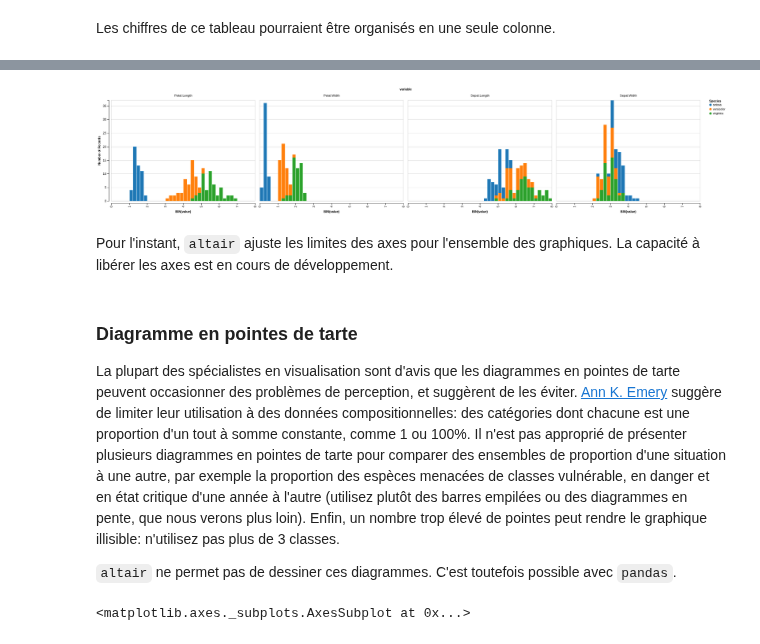
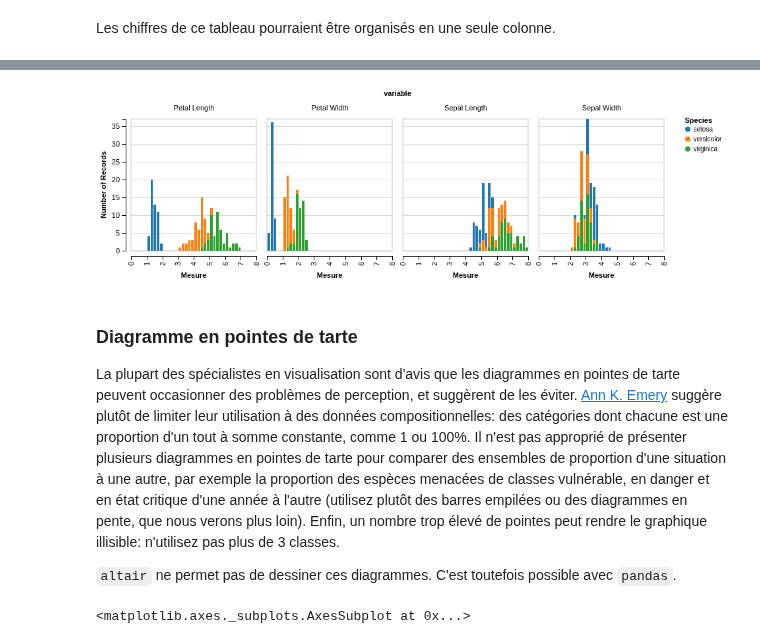
Before and after one commit to essicolo/ecologie-mathematique-Py, a Jupyter notebook: 4_Visualisation/4_Visualisation.ipynb, the cells around one changed output, grey strips where cells are left out. Drawn from its saved outputs; the diff is of its cells as text; code cells hidden in the pictures.

```diff
--- a/4_Visualisation/4_Visualisation.ipynb
+++ b/4_Visualisation/4_Visualisation.ipynb
@@ -342,18 +376,16 @@ On utilise toujours `mark_bar`. On peut indiquer le nombre maximal d'intervalles
 # %%
 Chart(iris_m).mark_bar().encode(
-    x=X('value', bin=Bin(maxbins=50.0)),
+    x=X('value', bin=Bin(maxbins=50.0), title='Mesure'),
     y='count(*)',
     column='variable',
-    color='Species')
+    color='Species').configure_cell(height=200, width=190)
 # %% [output]
 [interactive output not drawn]
-[figure, old version]
+[figure, new version]
-# %% [markdown]
-Pour l'instant, `altair` ajuste les limites des axes pour l'ensemble des graphiques. La capacité à libérer les axes est en cours de développement.
 # %% [markdown]
 ### Diagramme en pointes de tarte
 
-La plupart des spécialistes en visualisation sont d'avis que les diagrammes en pointes de tarte peuvent occasionner des problèmes de perception, et suggèrent de les éviter. [Ann K. Emery](http://annkemery.com/portfolio/pie/) suggère de limiter leur utilisation à des données compositionnelles: des catégories dont chacune est une proportion d'un tout à somme constante, comme 1 ou 100%. Il n'est pas approprié de présenter plusieurs diagrammes en pointes de tarte pour comparer des ensembles de proportion d'une situation à une autre, par exemple la proportion des espèces menacées de classes vulnérable, en danger et en état critique d'une année à l'autre (utilisez plutôt des barres empilées ou des diagrammes en pente, que nous verons plus loin). Enfin, un nombre trop élevé de pointes peut rendre le graphique illisible: n'utilisez pas plus de 3 classes.
+La plupart des spécialistes en visualisation sont d'avis que les diagrammes en pointes de tarte peuvent occasionner des problèmes de perception, et suggèrent de les éviter. [Ann K. Emery](http://annkemery.com/portfolio/pie/) suggère plutôt de limiter leur utilisation à des données compositionnelles: des catégories dont chacune est une proportion d'un tout à somme constante, comme 1 ou 100%. Il n'est pas approprié de présenter plusieurs diagrammes en pointes de tarte pour comparer des ensembles de proportion d'une situation à une autre, par exemple la proportion des espèces menacées de classes vulnérable, en danger et en état critique d'une année à l'autre (utilisez plutôt des barres empilées ou des diagrammes en pente, que nous verons plus loin). Enfin, un nombre trop élevé de pointes peut rendre le graphique illisible: n'utilisez pas plus de 3 classes.
 
 `altair` ne permet pas de dessiner ces diagrammes. C'est toutefois possible avec `pandas`.
 # %%
```
Also changed, not shown: parts of 39 cells of this notebook, 4 other files.
